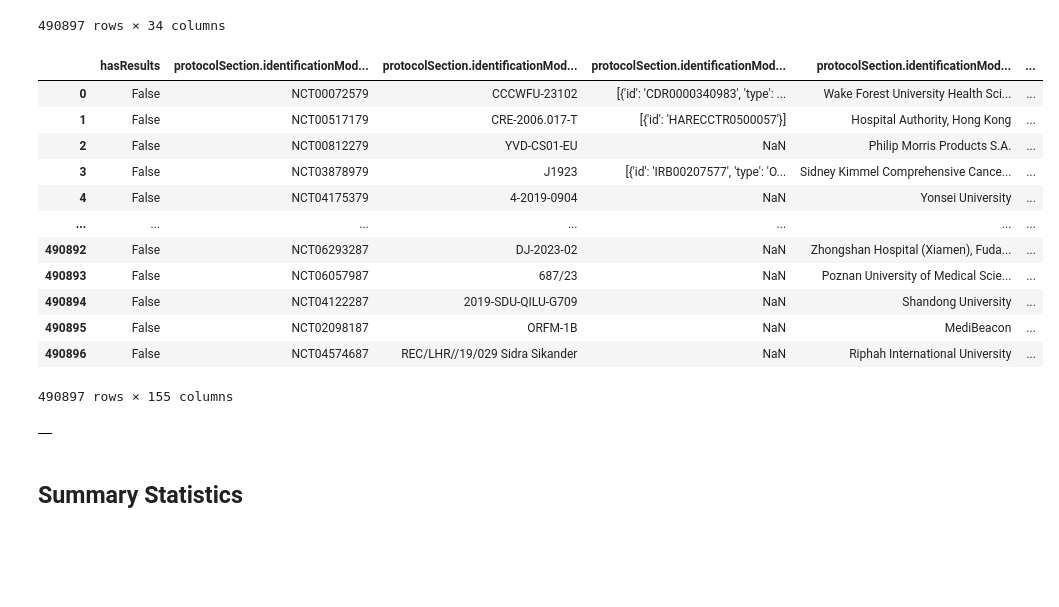
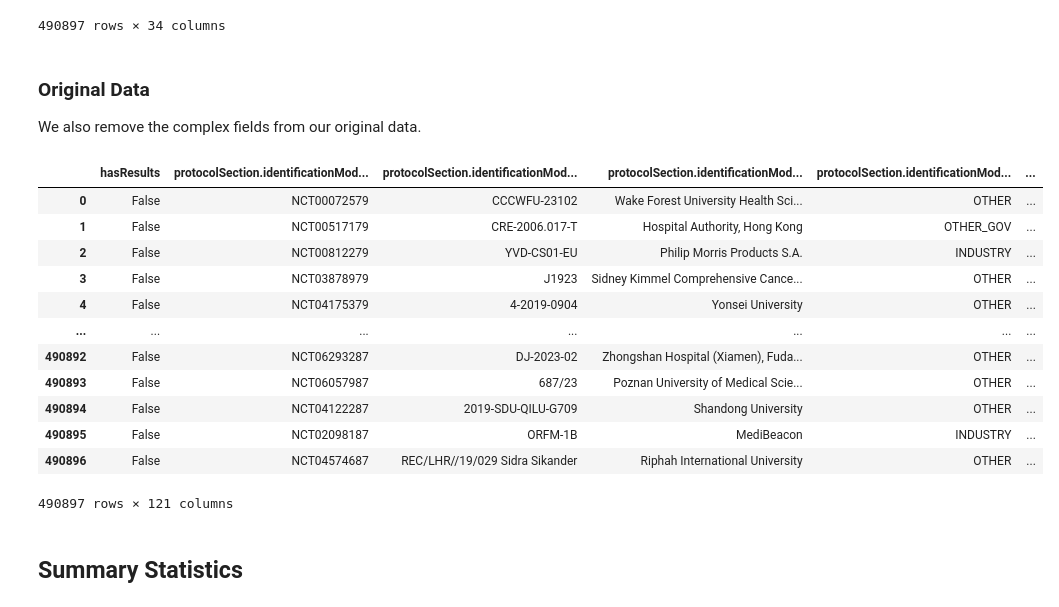
Before and after one commit to clinical-trials-research/clinical-trials-research, a Jupyter notebook: notebooks/01-field-analysis.ipynb, the cells around one changed output. Drawn from its saved outputs; the diff is of its cells as text; code cells hidden in the pictures; blank space fills up the shorter version.

Commit message:
Updated field analysis notebook

```diff
--- a/notebooks/01-field-analysis.ipynb
+++ b/notebooks/01-field-analysis.ipynb
@@ -77,37 +85,41 @@ complex_fields
 | 490895 | NaN | NaN | [{'type': 'DRUG', 'name': 'Below ... | [{'measure': 'Total plasma cleara... | ... |
 | 490896 | NaN | NaN | [{'type': 'OTHER', 'name': 'Neuro... | [{'measure': 'Fugl-Meyer Assessme... | ... |
 490897 rows × 34 columns
+# %% [markdown]
+### Original Data
+
+We also remove the complex fields from our original data.
 # %%
-df.drop(complex_columns, axis=1)
+df = df.drop(complex_columns, axis=1)
 df
 # %% [output]
 |  | hasResults | protocolSection.identificationMod... | protocolSection.identificationMod... | protocolSection.identificationMod... | protocolSection.identificationMod... | ... |
-| 0 | False | NCT00072579 | CCCWFU-23102 | [{'id': 'CDR0000340983', 'type': ... | Wake Forest University Health Sci... | ... |
-| 1 | False | NCT00517179 | CRE-2006.017-T | [{'id': 'HARECCTR0500057'}] | Hospital Authority, Hong Kong | ... |
-| 2 | False | NCT00812279 | YVD-CS01-EU | NaN | Philip Morris Products S.A. | ... |
-| 3 | False | NCT03878979 | J1923 | [{'id': 'IRB00207577', 'type': 'O... | Sidney Kimmel Comprehensive Cance... | ... |
-| 4 | False | NCT04175379 | 4-2019-0904 | NaN | Yonsei University | ... |
+| 0 | False | NCT00072579 | CCCWFU-23102 | Wake Forest University Health Sci... | OTHER | ... |
+| 1 | False | NCT00517179 | CRE-2006.017-T | Hospital Authority, Hong Kong | OTHER_GOV | ... |
+| 2 | False | NCT00812279 | YVD-CS01-EU | Philip Morris Products S.A. | INDUSTRY | ... |
+| 3 | False | NCT03878979 | J1923 | Sidney Kimmel Comprehensive Cance... | OTHER | ... |
+| 4 | False | NCT04175379 | 4-2019-0904 | Yonsei University | OTHER | ... |
 | ... | ... | ... | ... | ... | ... | ... |
-| 490892 | False | NCT06293287 | DJ-2023-02 | NaN | Zhongshan Hospital (Xiamen), Fuda... | ... |
-| 490893 | False | NCT06057987 | 687/23 | NaN | Poznan University of Medical Scie... | ... |
-| 490894 | False | NCT04122287 | 2019-SDU-QILU-G709 | NaN | Shandong University | ... |
-| 490895 | False | NCT02098187 | ORFM-1B | NaN | MediBeacon | ... |
-| 490896 | False | NCT04574687 | REC/LHR//19/029 Sidra Sikander | NaN | Riphah International University | ... |
+| 490892 | False | NCT06293287 | DJ-2023-02 | Zhongshan Hospital (Xiamen), Fuda... | OTHER | ... |
+| 490893 | False | NCT06057987 | 687/23 | Poznan University of Medical Scie... | OTHER | ... |
+| 490894 | False | NCT04122287 | 2019-SDU-QILU-G709 | Shandong University | OTHER | ... |
+| 490895 | False | NCT02098187 | ORFM-1B | MediBeacon | INDUSTRY | ... |
+| 490896 | False | NCT04574687 | REC/LHR//19/029 Sidra Sikander | Riphah International University | OTHER | ... |
-490897 rows × 155 columns
+490897 rows × 121 columns
 # %%
 normalized_df = pd.DataFrame()
+sample = complex_fields.head(10)
 
-for index, row in complex_fields.iterrows():
+for _, row in complex_fields.iterrows():
     for col in row.index:
-        if isinstance(col, list):
-            for item in col:
+        cell = row[col]
+        if isinstance(cell, list):
+            for item in cell:
                 expanded = pd.json_normalize(item)
                 # expanded.columns = [f"{col}.{c}" for c in expanded.columns]
                 normalized_df = pd.concat([normalized_df, expanded], ignore_index=True)
 
 normalized_df
-# %% [output]
-|  |
 # %% [markdown]
 ## Summary Statistics
 # %%
```
Also changed, not shown: parts of 3 cells of this notebook.
